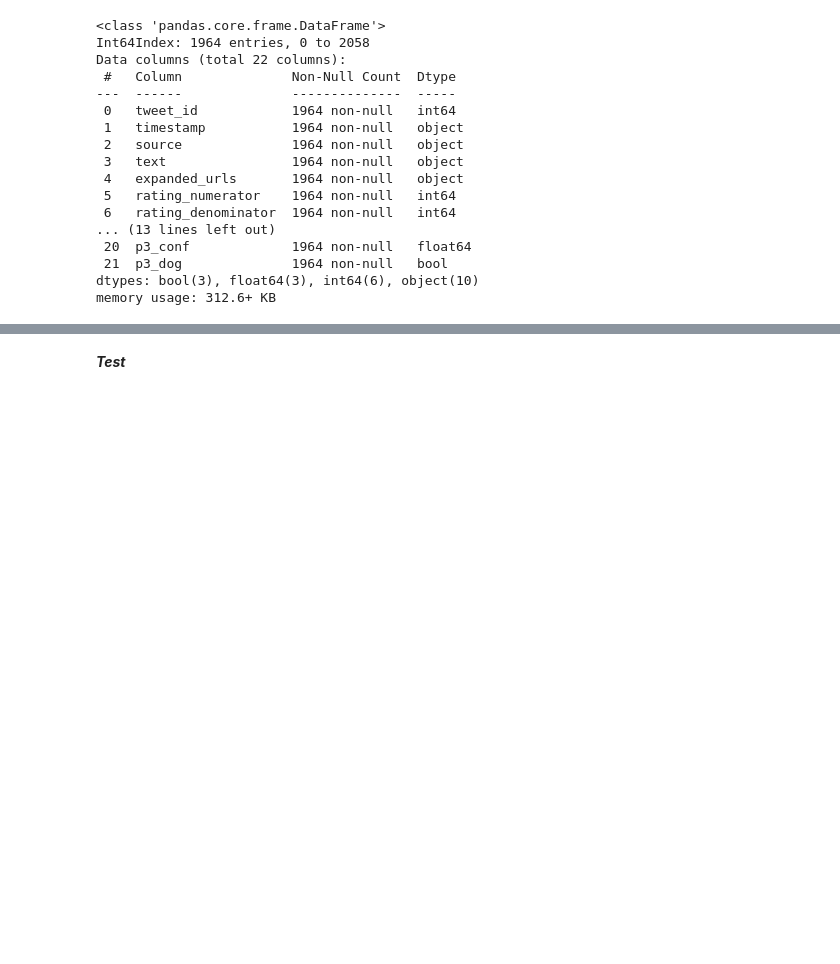
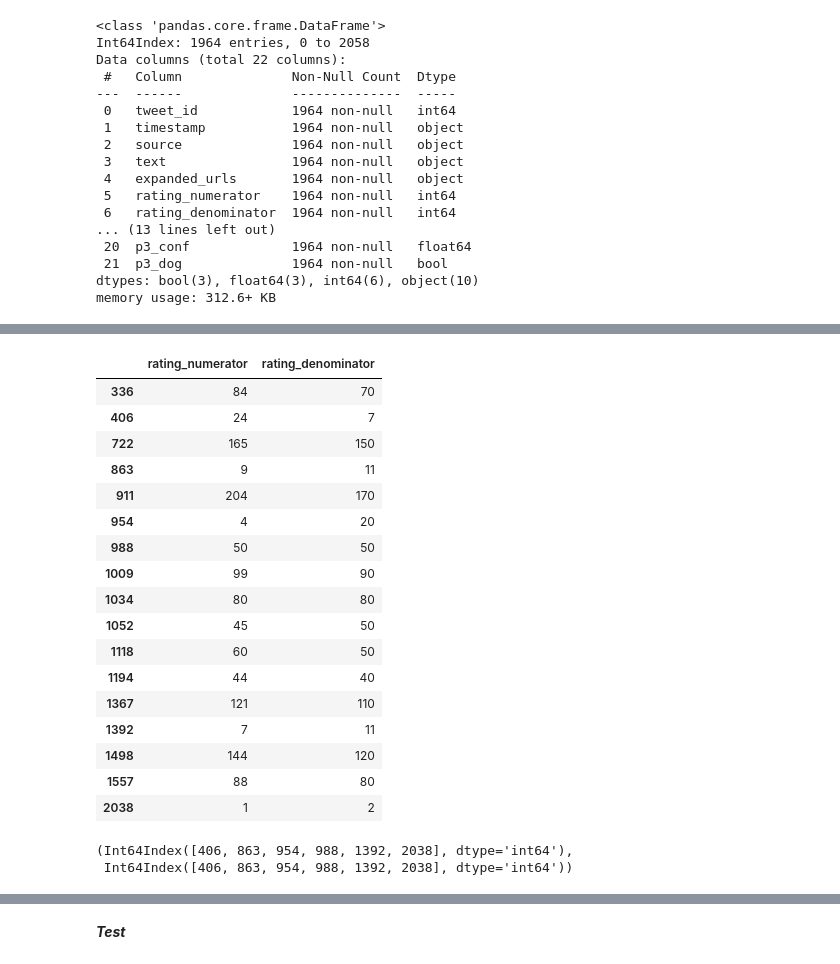
Before and after one commit to mato1411/we_rate_dogs_wrangling_analysis, a Jupyter notebook: wrangle_act.ipynb, the cells around one changed output, grey strips where cells are left out. Cells and saved outputs as stored; diff of their text form; code cells hidden in the pictures; blank space fills up the shorter version.

```diff
--- a/wrangle_act.ipynb
+++ b/wrangle_act.ipynb
@@ -1067,0 +1079,6 @@ df_archive_clean.drop(index=mask_rating_denominator.index, inplace=True)
+# %%
+# Re-extract but consider numerator as decimals
+ratings_dec = df_archive_clean.text.str.extract('((?:\d+\.)?\d+)\/(\d+)', expand=True)
+ratings_dec.rename(columns={0: 'rating_numerator', 1: 'rating_denominator'}, inplace=True)
+idx_dec_ratings_to_be_updated = ratings_dec[ratings_dec.rating_numerator.str.contains('\.')].index
+ratings_dec[ratings_dec.rating_numerator.str.contains('\.')]
@@ -1067,0 +1138,31 @@ df_archive_clean.drop(index=mask_rating_denominator.index, inplace=True)
+# %%
+# In decimal rating the values of the first occurence are captured
+ratings_dec.loc[ratings_denominator_not_10.index, :]
+# %% [output]
+|  | rating_numerator | rating_denominator |
+| 336 | 84 | 70 |
+| 406 | 24 | 7 |
+| 722 | 165 | 150 |
+| 863 | 9 | 11 |
+| 911 | 204 | 170 |
+| 954 | 4 | 20 |
+| 988 | 50 | 50 |
+| 1009 | 99 | 90 |
+| 1034 | 80 | 80 |
+| 1052 | 45 | 50 |
+| 1118 | 60 | 50 |
+| 1194 | 44 | 40 |
+| 1367 | 121 | 110 |
+| 1392 | 7 | 11 |
+| 1498 | 144 | 120 |
+| 1557 | 88 | 80 |
+| 2038 | 1 | 2 |
+# %%
+# Get the nuber of records which are different
+matching = ratings_dec.loc[ratings_denominator_not_10.index, :] != ratings_denominator_not_10
+idx_numerator_to_be_updated = matching[matching.rating_numerator].index
+idx_denominator_to_be_updated = matching[matching.rating_denominator].index
+idx_numerator_to_be_updated, idx_denominator_to_be_updated
+# %% [output]
+(Int64Index([406, 863, 954, 988, 1392, 2038], dtype='int64'),
+ Int64Index([406, 863, 954, 988, 1392, 2038], dtype='int64'))
```
Also changed, not shown: parts of 74 cells of this notebook, 13 other files.
